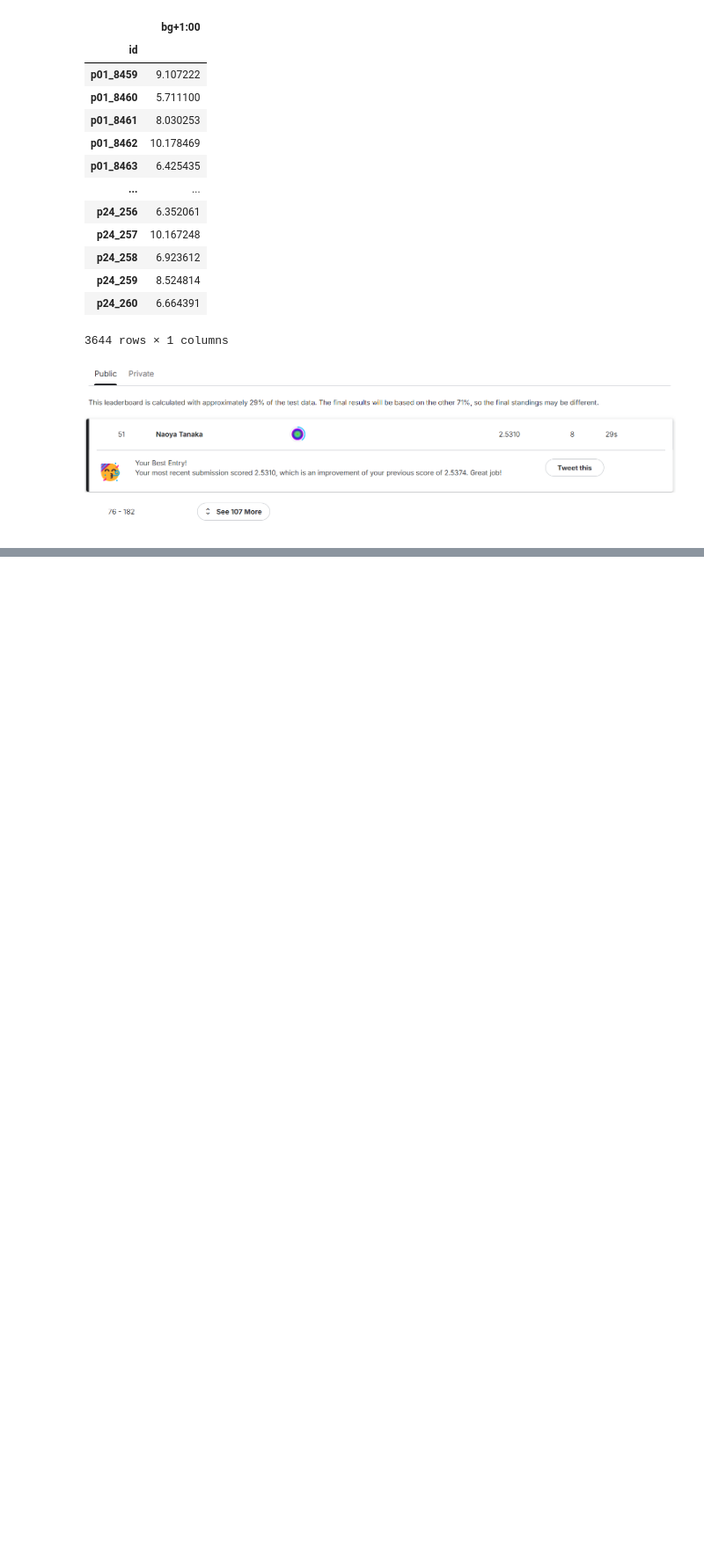
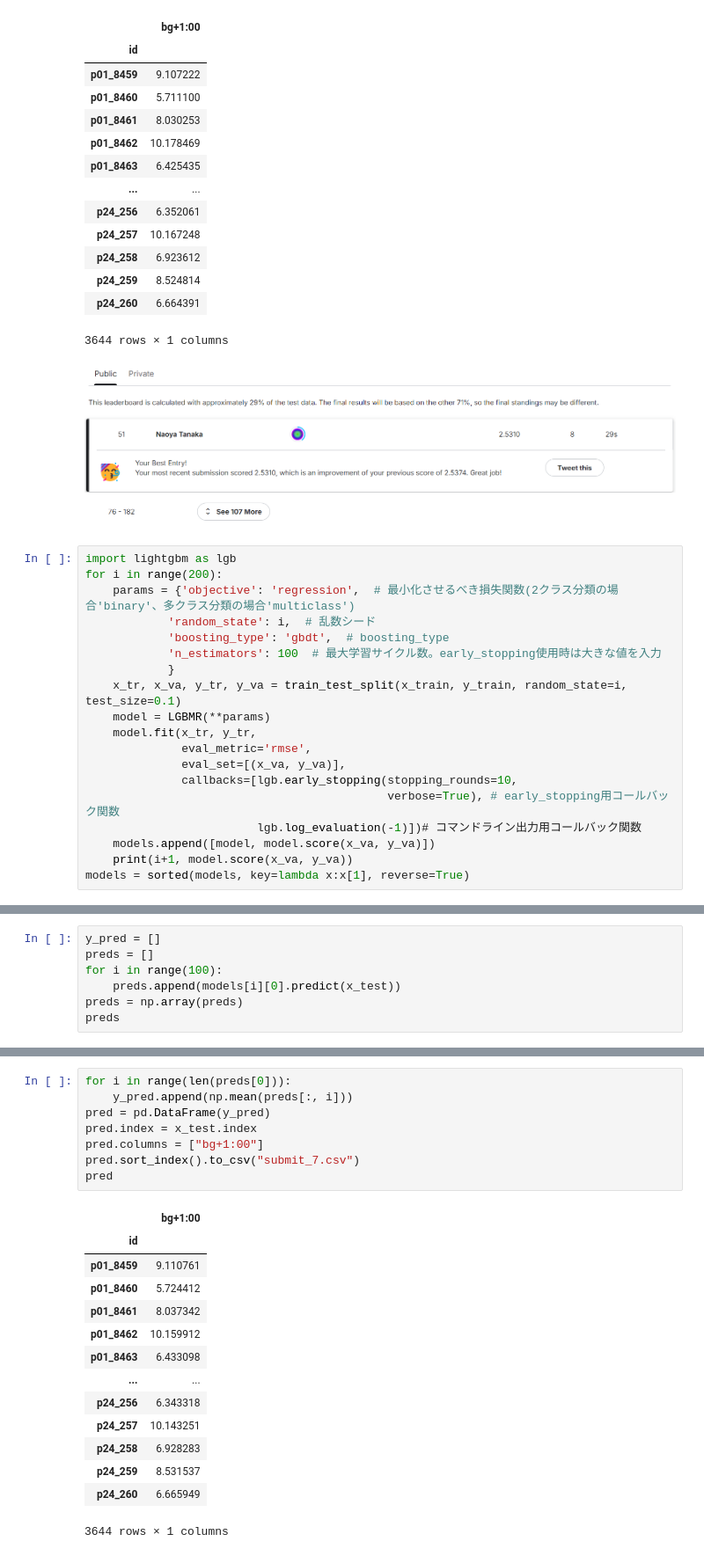
Before and after one commit to NTanaka1994/omoitsuki, a Jupyter notebook: blood.ipynb, the cells around one changed output, grey strips where cells are left out. Shown at 88% size. Drawn from its saved outputs; the diff is of its cells as text; blank space fills up the shorter version.

```diff
--- a/blood.ipynb
+++ b/blood.ipynb
@@ -818,3 +818,22 @@ pred
 ![image.png](attachment:358dc075-127a-4ba4-9b9b-a7969bfbeee6.png)
 ![image.png](attachment:c161c6cf-7b2c-4291-806b-504cb728f9c9.png)
 ![image.png](attachment:28d1d90a-8613-4110-a381-d08a2143ace2.png)
+# %%
+import lightgbm as lgb
+for i in range(200):
+    params = {'objective': 'regression',  # 最小化させるべき損失関数(2クラス分類の場合'binary'、多クラス分類の場合'multiclass')
+            'random_state': i,  # 乱数シード
+            'boosting_type': 'gbdt',  # boosting_type
+            'n_estimators': 100  # 最大学習サイクル数。early_stopping使用時は大きな値を入力
+            }
+    x_tr, x_va, y_tr, y_va = train_test_split(x_train, y_train, random_state=i, test_size=0.1)
+    model = LGBMR(**params)
+    model.fit(x_tr, y_tr,
+              eval_metric='rmse',
+              eval_set=[(x_va, y_va)],
+              callbacks=[lgb.early_stopping(stopping_rounds=10,
+                                            verbose=True), # early_stopping用コールバック関数
+                         lgb.log_evaluation(-1)])# コマンドライン出力用コールバック関数
+    models.append([model, model.score(x_va, y_va)])
+    print(i+1, model.score(x_va, y_va))
+models = sorted(models, key=lambda x:x[1], reverse=True)
@@ -820,0 +859,7 @@ pred
+# %%
+y_pred = []
+preds = []
+for i in range(100):
+    preds.append(models[i][0].predict(x_test))
+preds = np.array(preds)
+preds
@@ -820,0 +880,23 @@ pred
+# %%
+for i in range(len(preds[0])):
+    y_pred.append(np.mean(preds[:, i]))
+pred = pd.DataFrame(y_pred)
+pred.index = x_test.index
+pred.columns = ["bg+1:00"]
+pred.sort_index().to_csv("submit_7.csv")
+pred
+# %% [output]
+|  | bg+1:00 |
+| id |  |
+| p01_8459 | 9.110761 |
+| p01_8460 | 5.724412 |
+| p01_8461 | 8.037342 |
+| p01_8462 | 10.159912 |
+| p01_8463 | 6.433098 |
+| ... | ... |
+| p24_256 | 6.343318 |
+| p24_257 | 10.143251 |
+| p24_258 | 6.928283 |
+| p24_259 | 8.531537 |
+| p24_260 | 6.665949 |
+3644 rows × 1 columns
```
Also changed, not shown: parts of 11 cells of this notebook.
